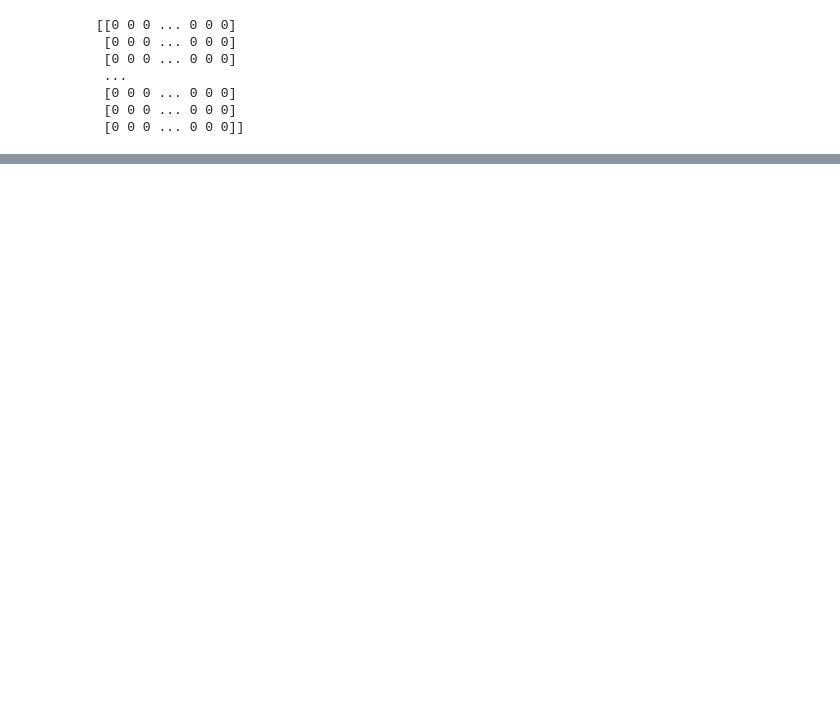
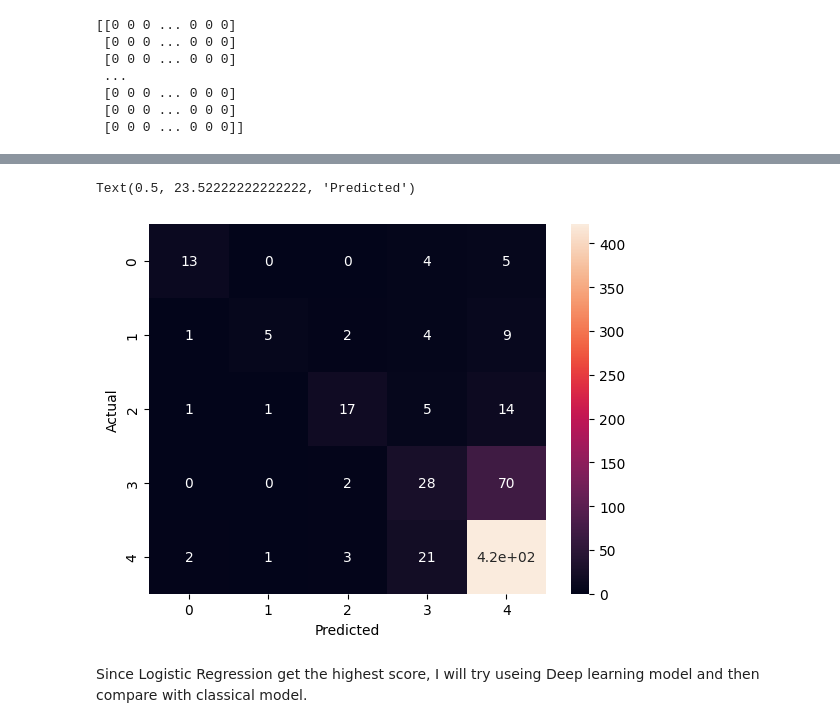
Before and after one commit to Nithi-Achalanan/sentiment-alexa-review, a Jupyter notebook: main.ipynb, the cells around one changed output, grey strips where cells are left out. Drawn from its saved outputs; the diff is of its cells as text; code cells hidden in the pictures; blank space fills up the shorter version.

```diff
--- a/main.ipynb
+++ b/main.ipynb
@@ -110,5 +111,6 @@ plt.imshow(WordCloud().generate(FiveStar_review_as_one))
 # %%
 from sklearn.feature_extraction.text import CountVectorizer
 vectorizer = CountVectorizer(analyzer = delete_puncNstop, dtype = np.uint8)
-countvectorizer = vectorizer.fit_transform(review_df['cleaned_reviews'])
-#print(vectorizer.get_feature_names())
+countvectorizer = vectorizer.fit_transform(review_df['cleaned_reviews'].apply(join_massage))
+review_df['cleaned_reviews']
+print(vectorizer.get_feature_names_out())
@@ -200,0 +157,29 @@ weighted avg       0.52      0.72      0.60       630
+# %%
+
+from sklearn.linear_model import LogisticRegression
+from sklearn.ensemble import RandomForestClassifier
+from sklearn.naive_bayes import MultinomialNB
+
+from sklearn.model_selection import cross_val_score
+
+RF_model = RandomForestClassifier(n_estimators=100, max_depth=3, random_state=0)
+NB_model = MultinomialNB()
+LR_model = LogisticRegression(random_state=0)
+
+models = [
+    RF_model,
+    NB_model,
+    LR_model
+]
+models_name = [
+    "RF_model",
+    "NB_model",
+    "LR_model"
+]
+
+model_collections = {}
+for index in range(len(models)) :
+    models[index].fit(x_train, y_train)
+    y_predict_test = models[index].predict(x_test)
+    model_collections[models_name[index]] = [models[index],y_predict_test]
+model_collections["LR_model"][1]
@@ -200,0 +235,10 @@ weighted avg       0.52      0.72      0.60       630
+# %%
+cm = confusion_matrix(y_test, model_collections["LR_model"][1])
+sns.heatmap(cm, annot=True)
+plt.ylabel('Actual')
+plt.xlabel('Predicted')
+# %% [output]
+Text(0.5, 23.52222222222222, 'Predicted')
+[figure, added]
+# %% [markdown]
+Since Logistic Regression get the highest score, I will try useing Deep learning model and then compare with classical model.
```
Also changed, not shown: parts of 11 cells of this notebook.
